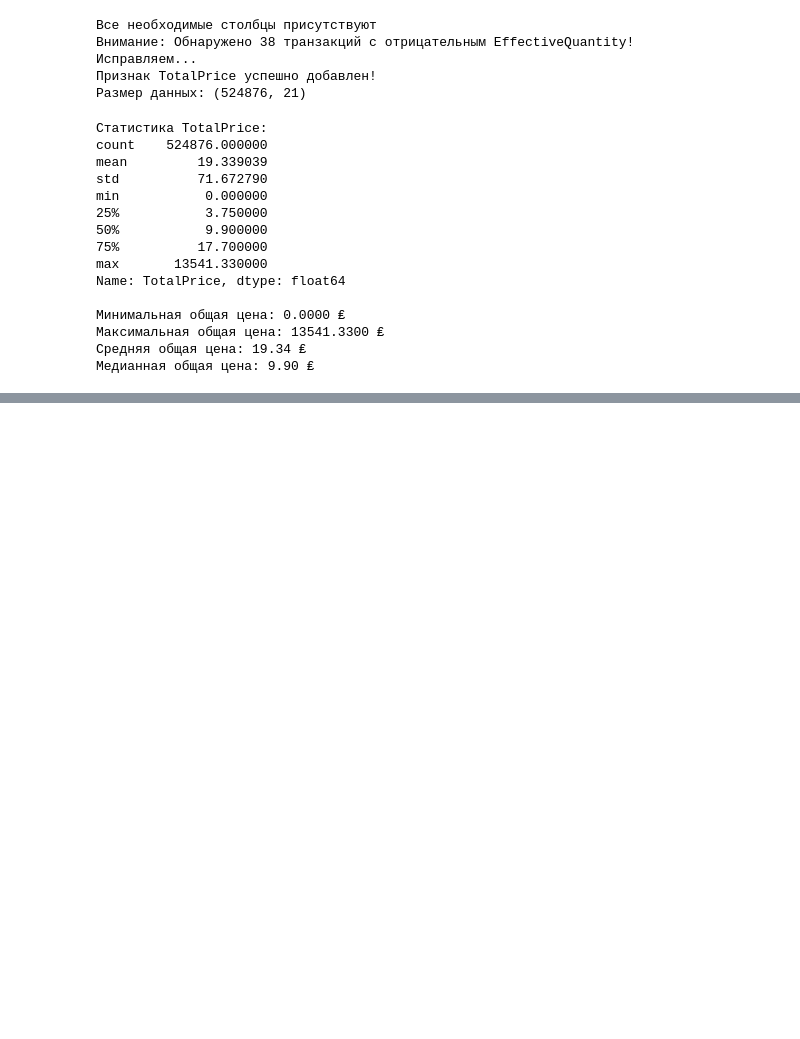
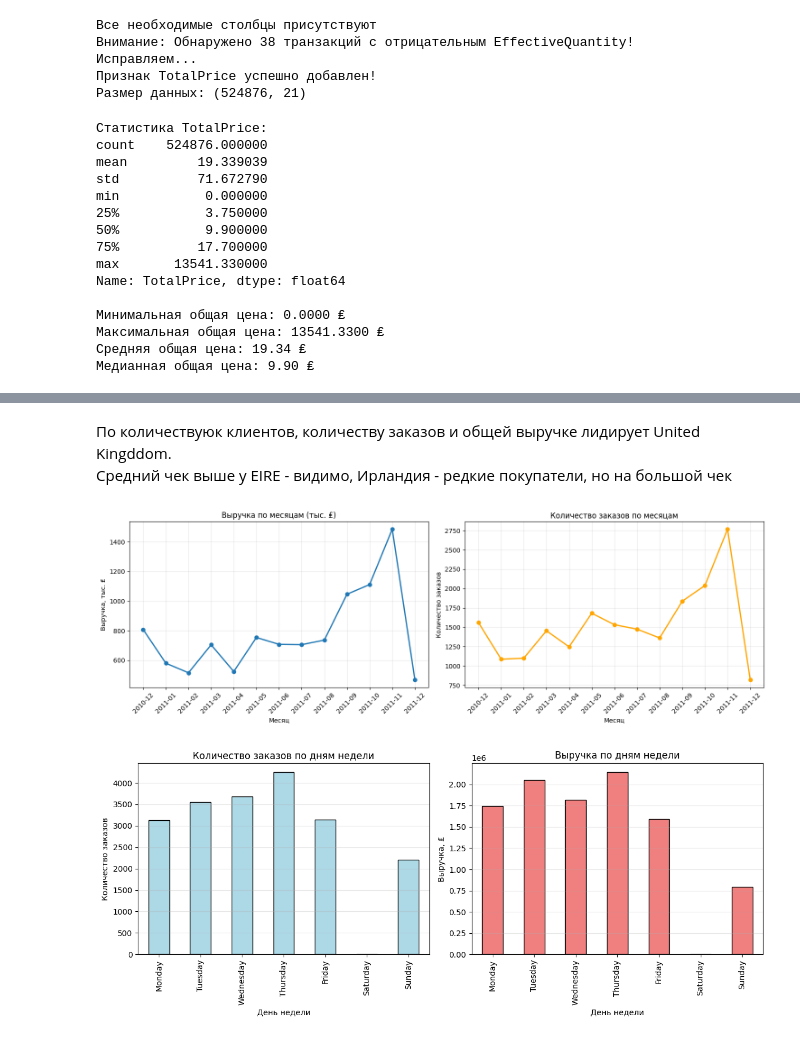
Before and after one commit to UlyanaGru/transactions, a Jupyter notebook: transactions.ipynb, the cells around one changed output, grey strips where cells are left out. Drawn from its saved outputs; the diff is of its cells as text; code cells hidden in the pictures; blank space fills up the shorter version.

```diff
--- a/transactions.ipynb
+++ b/transactions.ipynb
@@ -822,0 +897,63 @@ Name: TotalPrice, dtype: float64
+# %% [markdown]
+По количествуюк клиентов, количеству заказов и общей выручке лидирует United Kingddom.\
+Средний чек выше у EIRE - видимо, Ирландия - редкие покупатели, но на большой чек
+# %%
+#Сезонный анализ
+data['DayOfWeek'] = data['InvoiceDate'].dt.day_name()
+data['MonthName'] = data['InvoiceDate'].dt.month_name()
+#Сезонность продаж по месяцам
+monthly_stats = data.groupby(['Year', 'Month', 'MonthName']).agg({
+    'InvoiceNo': 'nunique',
+    'TotalPrice': 'sum',
+    'CustomerID': 'nunique'
+}).rename(columns={
+    'InvoiceNo': 'Orders_Count',
+    'TotalPrice': 'Monthly_Revenue',
+    'CustomerID': 'Active_Customers'
+}).reset_index()
+monthly_stats['YearMonth'] = monthly_stats['Year'].astype(str) + '-' + monthly_stats['Month'].astype(str).str.zfill(2)
+plt.figure(figsize=(15, 5))
+#Выручка по месяцам
+plt.subplot(1, 2, 1)
+plt.plot(monthly_stats['YearMonth'], monthly_stats['Monthly_Revenue']/1000, marker='o', linewidth=2)
+plt.title('Выручка по месяцам (тыс. ₤)')
+plt.xlabel('Месяц')
+plt.ylabel('Выручка, тыс. ₤')
+plt.xticks(rotation=45)
+plt.grid(alpha=0.3)
+#Количество заказов по месяцам
+plt.subplot(1, 2, 2)
+plt.plot(monthly_stats['YearMonth'], monthly_stats['Orders_Count'], marker='o', color='orange', linewidth=2)
+plt.title('Количество заказов по месяцам')
+plt.xlabel('Месяц')
+plt.ylabel('Количество заказов')
+plt.xticks(rotation=45)
+plt.grid(alpha=0.3)
+plt.tight_layout()
+plt.show()
+#Сезонность по дням недели
+weekday_stats = data.groupby('DayOfWeek').agg({
+    'InvoiceNo': 'nunique',
+    'TotalPrice': 'sum'
+}).rename(columns={
+    'InvoiceNo': 'Orders_Count',
+    'TotalPrice': 'Daily_Revenue'
+}).reindex(['Monday', 'Tuesday', 'Wednesday', 'Thursday', 'Friday', 'Saturday', 'Sunday'])
+plt.figure(figsize=(12, 5))
+plt.subplot(1, 2, 1)
+weekday_stats['Orders_Count'].plot(kind='bar', color='lightblue')
+plt.title('Количество заказов по дням недели')
+plt.xlabel('День недели')
+plt.ylabel('Количество заказов')
+plt.grid(axis='y', alpha=0.3)
+plt.subplot(1, 2, 2)
+weekday_stats['Daily_Revenue'].plot(kind='bar', color='lightcoral')
+plt.title('Выручка по дням недели')
+plt.xlabel('День недели')
+plt.ylabel('Выручка, ₤')
+plt.grid(axis='y', alpha=0.3)
+plt.tight_layout()
+plt.show()
+# %% [output]
+[figure, added]
+[figure, added]
```
Also changed, not shown: parts of 6 cells of this notebook.
